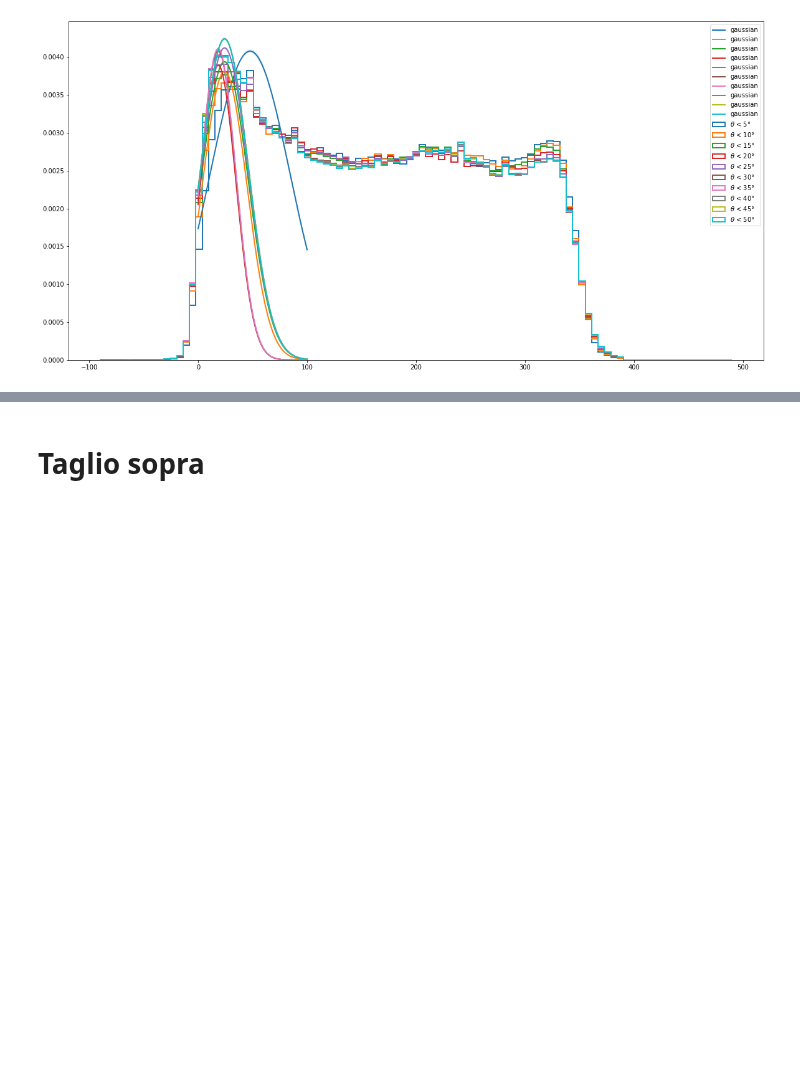
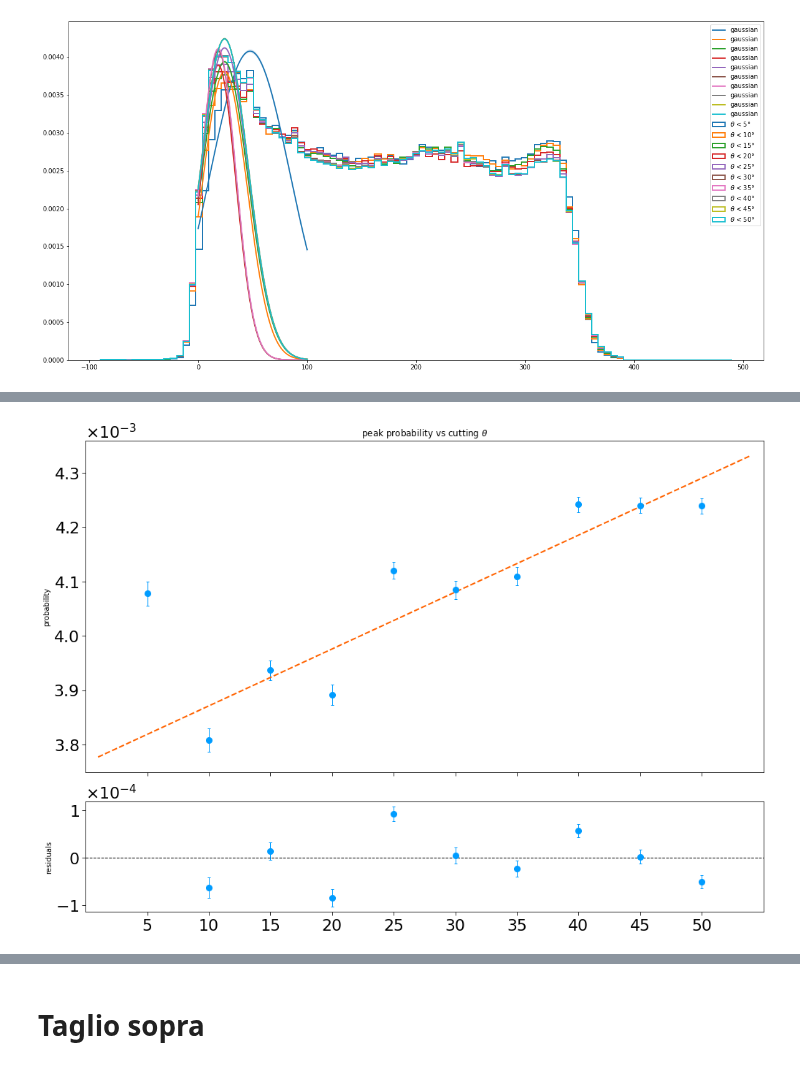
Before and after one commit to GiacomoFrn/Advanced-DQM-for-DT-detector, a Jupyter notebook: correlations/correlations_eda_54_density.ipynb, the cells around one changed output, grey strips where cells are left out. Saved outputs shown, nothing was run; the diff lists cells and outputs as text; code cells hidden in the pictures; blank space fills up the shorter version.

```diff
--- a/correlations/correlations_eda_54_density.ipynb
+++ b/correlations/correlations_eda_54_density.ipynb
@@ -1193 +1037,91 @@ ax.errorbar(
+# %%
+gauss_par, _ = curve_fit(
+    f=lin,
+    xdata=thetas[1:],
+    ydata=gauss_low_peaks[1:],
+    sigma=gauss_low_err[1:],
+    absolute_sigma=True
+)
+
+fig, ax = plt.subplots(figsize=(14,10))
+
+gs = gridspec.GridSpec(2, 1,height_ratios=[3, 1])
+ax1 = plt.subplot(gs[0])
+ax2 = plt.subplot(gs[1])
+
+ax1.set_title(r"peak probability vs cutting $\theta$")
+ax1.set_ylabel("probability")
+ax2.set_ylabel("residuals")
+# ax1.set_xticks(thetas_low)
+ax1.set_xticks(thetas)
+ax2.set_xticks(thetas)
+# ax2.set_xticklabels(xlabels, rotation=30, ha="right")
+ax1.set_xticklabels([])
+
+ax1.set_xlim(0, 55)
+ax2.set_xlim(0, 55)
+
+ax1.yaxis.set_major_formatter(ScalarFormatter(useMathText=True))
+ax1.ticklabel_format(axis = 'y', style = 'sci', scilimits = (0,0))
+ax1.yaxis.get_offset_text().set_fontsize(22)
+ax1.tick_params(axis="both", which="major", labelsize=22, length=5)
+
+ax2.yaxis.set_major_formatter(ScalarFormatter(useMathText=True))
+ax2.ticklabel_format(axis = 'y', style = 'sci', scilimits = (0,0))
+ax2.yaxis.get_offset_text().set_fontsize(22)
+ax2.tick_params(axis="both", which="major", labelsize=22, length=5)
+
+ax2.axhline(y=0, lw=1, color="black", linestyle="--",)
+
+theta_grid = np.linspace(thetas[0]-4, thetas[-1]+4, 500)
+# ax.set_xlim(theta_grid[0], theta_grid[-1])
+
+ax1.plot(
+    theta_grid,
+    lin(theta_grid, *gauss_par),
+    linestyle = "dashed",
+    color = "#ff6300",
+    lw=2,
+)
+
+ax1.errorbar(
+    x          = thetas,
+    y          = gauss_low_peaks,
+    yerr       = gauss_low_err,
+    marker     = "o",
+    color      =  "#009cff",
+    markersize = 8,
+    linestyle  = "none",
+    elinewidth = 1,
+    capsize    = 2,
+    label      = r"cut: $\theta$ > x"
+)
+
+#residuals
+func = lin(np.array(thetas[1:]), *gauss_par)
+low_res = gauss_low_peaks[1:] - func
+chi_low = np.sum( (( low_res ) / gauss_low_err[1:] )**2 )
+d_low = len(low_res) - len(gauss_par)
+p_low = scipy.stats.chi2.sf(chi_low, df = d_low)
+
+
+#  residuals
+ax2.errorbar(
+    x          = thetas[1:],
+    y          = low_res,
+    yerr       = gauss_low_err[1:],
+    marker     = "o",
+    markersize = 8,
+    color      = "#009cff",
+    linestyle  = "none",
+    elinewidth = 1,
+    capsize    = 2,
+    # label      = r"cut: $\theta$ < x"
+)
+
+fig.tight_layout()
+PLOT_NAME = "gaus_fit_low"
+fig.savefig(PLOT_PATH+PLOT_PREFIX+PLOT_NAME+PLOT_EXT, dpi=300)
+# %% [output]
+[figure, added]
 # %%
```
Also changed, not shown: parts of 23 cells of this notebook, 1 other file.
